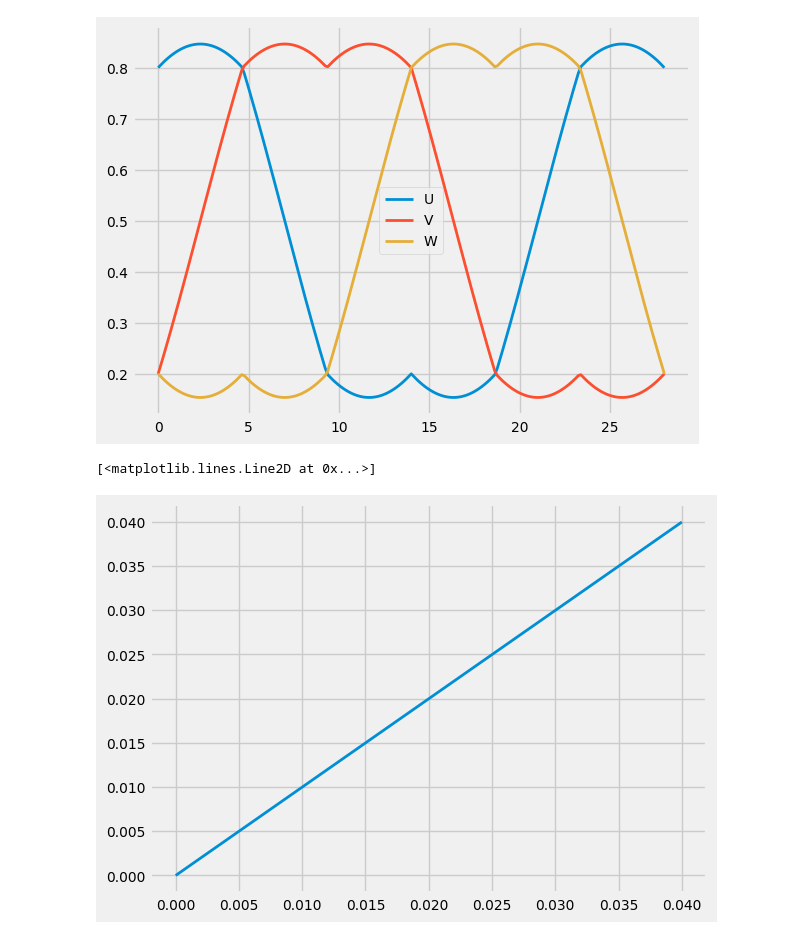
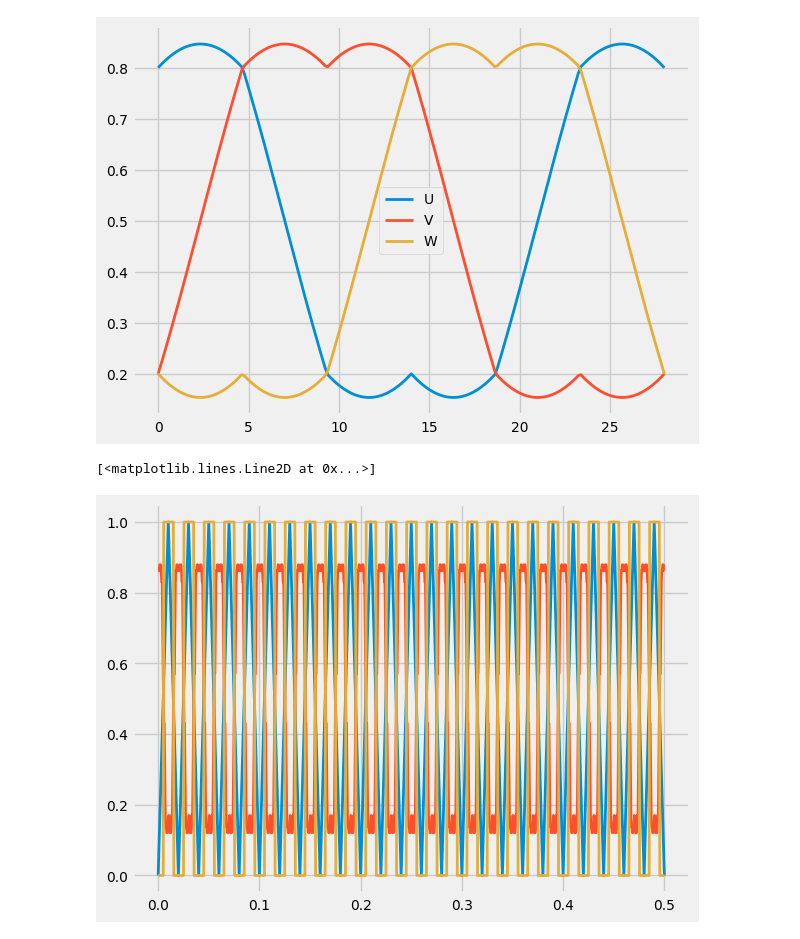
Before and after one commit to gadokrisztian/stm-svpwm, a Jupyter notebook: python/newpythonimplementation.ipynb, the cells around one changed output. Drawn from its saved outputs; the diff is of its cells as text; code cells hidden in the pictures.

```diff
--- a/python/newpythonimplementation.ipynb
+++ b/python/newpythonimplementation.ipynb
@@ -226,7 +226,7 @@ T_sampling = 1.0 / f_sampling
 dt = 1e-6;
 t0 = 0.0;
 t1 = 0;
-tstop = 41e-3;
+tstop = 50e-3;
 
 pwm1 = SVPWM(Vdc, T_sampling)
 dcs = []
@@ -304,8 +291,19 @@ plt.legend(['U', 'V', 'W']);
 # %% [output]
 [figure]
 # %%
-t = np.linspace(0, 40e-3, 1001)
-plt.plot(t, np.sin(2*np.t))
+def tri(x, a=1, p=1/50):
+    return 0.5+0.5*(2*a/np.pi*np.arcsin(np.sin(2*np.pi/p*x-np.pi/2)))
+
+t = np.linspace(0, 500e-3, 1001)
+a = 1
+p = 1/50
+
+pwmU = np.zeros_like(t)
+idx = dcfU(np.fmod(t,p)) <= tri(t)
+pwmU[idx] = 1.0
+plt.plot(t, tri(t))
+plt.plot(t, dcfU(np.fmod(t,p)))
+plt.plot(t, pwmU)
 # %% [output]
 [<matplotlib.lines.Line2D at 0x...>]
-[figure, old version]
+[figure, new version]
```
Also changed, not shown: parts of 4 cells of this notebook, 5 other files.
